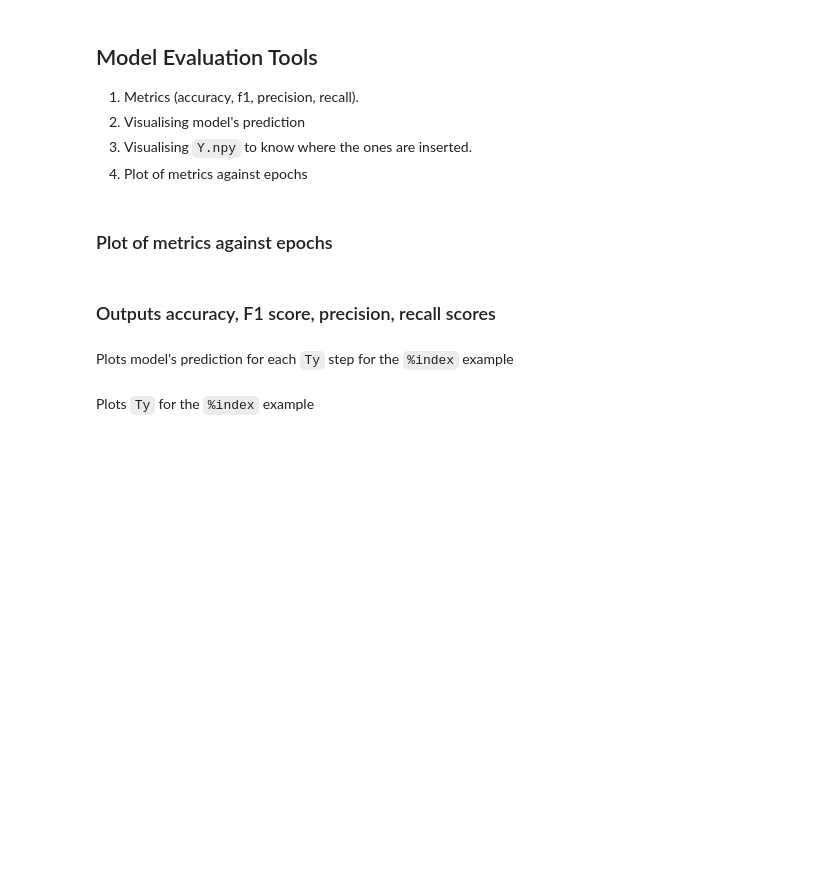
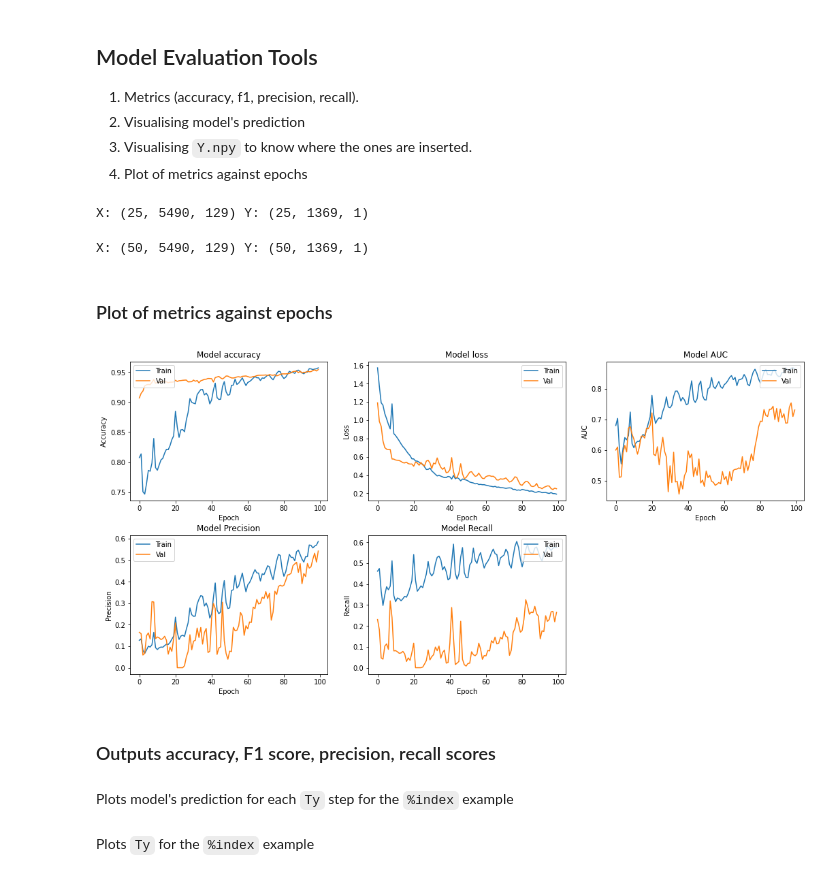
Before and after one commit to ybchen97/filler_detection, a Jupyter notebook: model.ipynb, the cells around one changed output. Drawn from its saved outputs; the diff is of its cells as text; code cells hidden in the pictures; blank space fills up the shorter version.

```diff
--- a/model.ipynb
+++ b/model.ipynb
@@ -377,6 +344,35 @@ def f1_loss(y_true, y_pred):
     f1 = 2*p*r / (p+r+K.epsilon())
     f1 = tf.where(tf.math.is_nan(f1), tf.zeros_like(f1), f1)
     return 1 - K.mean(f1)
+# %%
+def binary_focal_loss(gamma=2., alpha=.25):
+    """
+    Binary form of focal loss.
+      FL(p_t) = -alpha * (1 - p_t)**gamma * log(p_t)
+      where p = sigmoid(x), p_t = p or 1 - p depending on if the label is 1 or 0, respectively.
+    References:
+        https://arxiv.org/pdf/1708.02002.pdf
+    Usage:
+     model.compile(loss=[binary_focal_loss(alpha=.25, gamma=2)], metrics=["accuracy"], optimizer=adam)
+    """
+    def binary_focal_loss_fixed(y_true, y_pred):
+        """
+        :param y_true: A tensor of the same shape as `y_pred`
+        :param y_pred:  A tensor resulting from a sigmoid
+        :return: Output tensor.
+        """
+        pt_1 = tf.where(tf.equal(y_true, 1), y_pred, tf.ones_like(y_pred))
+        pt_0 = tf.where(tf.equal(y_true, 0), y_pred, tf.zeros_like(y_pred))
+
+        epsilon = K.epsilon()
+        # clip to prevent NaN's and Inf's
+        pt_1 = K.clip(pt_1, epsilon, 1. - epsilon)
+        pt_0 = K.clip(pt_0, epsilon, 1. - epsilon)
+
+        return -K.mean(alpha * K.pow(1. - pt_1, gamma) * K.log(pt_1)) \
+               -K.mean((1 - alpha) * K.pow(pt_0, gamma) * K.log(1. - pt_0))
+
+    return binary_focal_loss_fixed
 # %%
 import keras
 
@@ -405,7 +401,7 @@ def model_train(model, X, Y, X_dev, Y_dev):
 
     es = keras.callbacks.callbacks.EarlyStopping(monitor='val_loss',
                                             min_delta=0.05,
-                                            patience=100,
+                                            patience=20,
                                             verbose=1,
                                             mode='auto',
                                             baseline=None,
@@ -413,12 +409,12 @@ def model_train(model, X, Y, X_dev, Y_dev):
 
 
     opt = Adam(lr=0.001, beta_1=0.9, beta_2=0.999, decay=0.01)
-    model.compile(loss=f1_loss, optimizer=opt, metrics=METRICS)
+    model.compile(loss=binary_focal_loss(gamma=2., alpha=.25), optimizer=opt, metrics=METRICS)
 
     history = model.fit(X, Y, batch_size=50, epochs=100, validation_data=(X_dev, Y_dev), callbacks = [es])
     return history
 # %%
-X = np.load(PROJ_PATH + "data/train/bryan_lectures/X.npy")
-Y = np.load(PROJ_PATH + "data/train/bryan_lectures/Y.npy")
+X = np.load("X_train.npy")
+Y = np.load("Y_train.npy")
 print("X: {} Y: {}".format(X.shape, Y.shape))
 # %% [output]
@@ -426,5 +422,5 @@ X: (1000, 5490, 129) Y: (1000, 1369, 1)
 # %%
-X_dev = np.load(PROJ_PATH + "data/dev_synthesised/bryan_lectures/X_dev.npy")
-Y_dev = np.load(PROJ_PATH + "data/dev_synthesised/bryan_lectures/Y_dev.npy")
+X_dev = np.load("X_val.npy")
+Y_dev = np.load("Y_val.npy")
 print("X: {} Y: {}".format(X_dev.shape, Y_dev.shape))
 # %% [output]
@@ -451,10 +445,20 @@ NameError: ignored
 2. Visualising model's prediction
 3. Visualising `Y.npy` to know where the ones are inserted.
 4. Plot of metrics against epochs
+# %%
+X_test_dev = np.load("X_test.npy")
+Y_test_dev = np.load("Y_test.npy")
+print("X: {} Y: {}".format(X_test_dev.shape, Y_test_dev.shape))
+# %% [output]
+X: (25, 5490, 129) Y: (25, 1369, 1)
 # %%
-X_test = np.load(PROJ_PATH + "data/test/bryan_synthesised/X_test.npy")
-Y_test = np.load(PROJ_PATH + "data/test/bryan_synthesised/Y_test.npy")
+X_test = np.load(PROJ_PATH + "data/test/human_cont/cont_X_test.npy")
+X_test = X_test[:50]
+Y_test = np.load(PROJ_PATH + "data/test/human_cont/cont_Y_test.npy")
+Y_test = Y_test[:50]
 print("X: {} Y: {}".format(X_test.shape, Y_test.shape))
+# %% [output]
+X: (50, 5490, 129) Y: (50, 1369, 1)
 # %% [markdown]
 ### Plot of metrics against epochs
 # %%
@@ -506,9 +510,11 @@ def plot_history(history):
     axs[1,2].set_visible(not axs[1,2].get_visible())
 # %%
 # Load history CHANGE HISTORY PATH HERE
-history_filename = "bryan_val_syn"
+history_filename = "test_gauss_bce"
 history = pickle.load(open(PROJ_PATH +f'models/history/{history_filename}', "rb"))
 plot_history(history)
+# %% [output]
+[figure, added]
 # %% [markdown]
 ### Outputs accuracy, F1 score, precision, recall scores
 # %%
```
Also changed, not shown: parts of 25 cells of this notebook.
